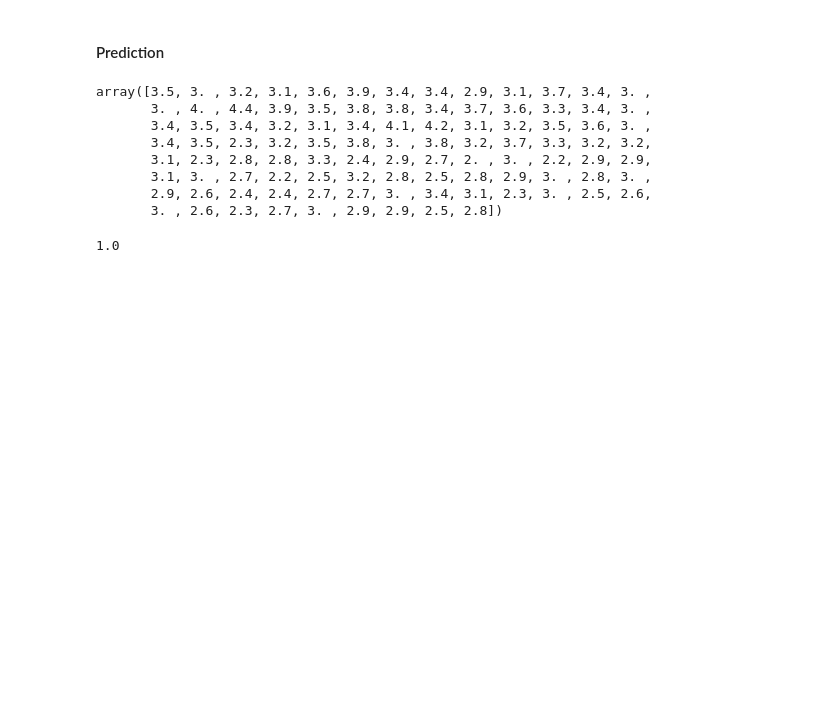
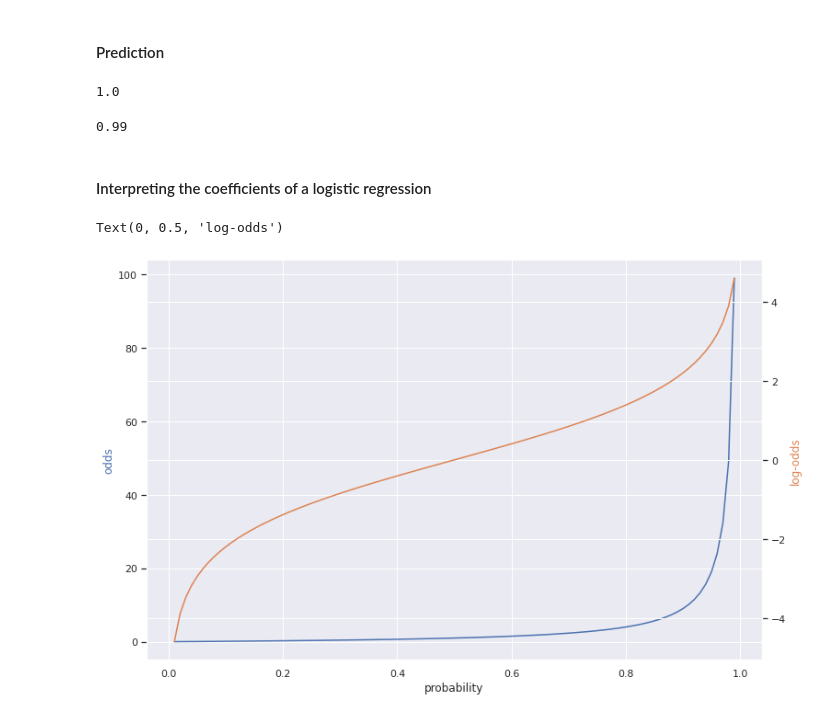
Before and after one commit to danhphan/bayesian-inferences, a Jupyter notebook: 22_bap_logistic_regression.ipynb, the cells around one changed output. Saved outputs shown, nothing was run; the diff lists cells and outputs as text; code cells hidden in the pictures; blank space fills up the shorter version.

```diff
--- a/22_bap_logistic_regression.ipynb
+++ b/22_bap_logistic_regression.ipynb
@@ -230,14 +243,3 @@ def classify(x_1, threshold):
     mu = trace_1['α'].mean() + trace_1['β'][:,0].mean() * x_1[:,0] + trace_1['β'][:,1].mean() * x_1[:,1]
     prob = 1 / (1 + np.exp(-mu))
     return prob, prob > threshold
-# %%
-x_1[:,1]
-# %% [output]
-array([3.5, 3. , 3.2, 3.1, 3.6, 3.9, 3.4, 3.4, 2.9, 3.1, 3.7, 3.4, 3. ,
-       3. , 4. , 4.4, 3.9, 3.5, 3.8, 3.8, 3.4, 3.7, 3.6, 3.3, 3.4, 3. ,
-       3.4, 3.5, 3.4, 3.2, 3.1, 3.4, 4.1, 4.2, 3.1, 3.2, 3.5, 3.6, 3. ,
-       3.4, 3.5, 2.3, 3.2, 3.5, 3.8, 3. , 3.8, 3.2, 3.7, 3.3, 3.2, 3.2,
-       3.1, 2.3, 2.8, 2.8, 3.3, 2.4, 2.9, 2.7, 2. , 3. , 2.2, 2.9, 2.9,
-       3.1, 3. , 2.7, 2.2, 2.5, 3.2, 2.8, 2.5, 2.8, 2.9, 3. , 2.8, 3. ,
-       2.9, 2.6, 2.4, 2.4, 2.7, 2.7, 3. , 3.4, 3.1, 2.3, 3. , 2.5, 2.6,
-       3. , 2.6, 2.3, 2.7, 3. , 2.9, 2.9, 2.5, 2.8])
@@ -247,3 +255,27 @@ accuracy = (y_pred == (y_0 == 1)).mean()
 accuracy
 # %% [output]
 1.0
+# %%
+y_prob, y_pred = classify2(x_1, 0.5)
+accuracy = (y_pred == (y_0 == 1)).mean()
+accuracy
+# %% [output]
+0.99
+# %% [markdown]
+#### Interpreting the coefficients of a logistic regression
+# %%
+
+probability = np.linspace(0.01, 1, 100)
+odds = probability / (1 - probability)
+
+_, ax1 = plt.subplots()
+ax2 = ax1.twinx()
+ax1.plot(probability, odds, 'C0')
+ax2.plot(probability, np.log(odds), 'C1')
+
+ax1.set_xlabel('probability')
+ax1.set_ylabel('odds', color='C0')
+ax2.set_ylabel('log-odds', color='C1')
+# %% [output]
+Text(0, 0.5, 'log-odds')
+[figure, added]
```
Also changed, not shown: parts of 13 cells of this notebook.
